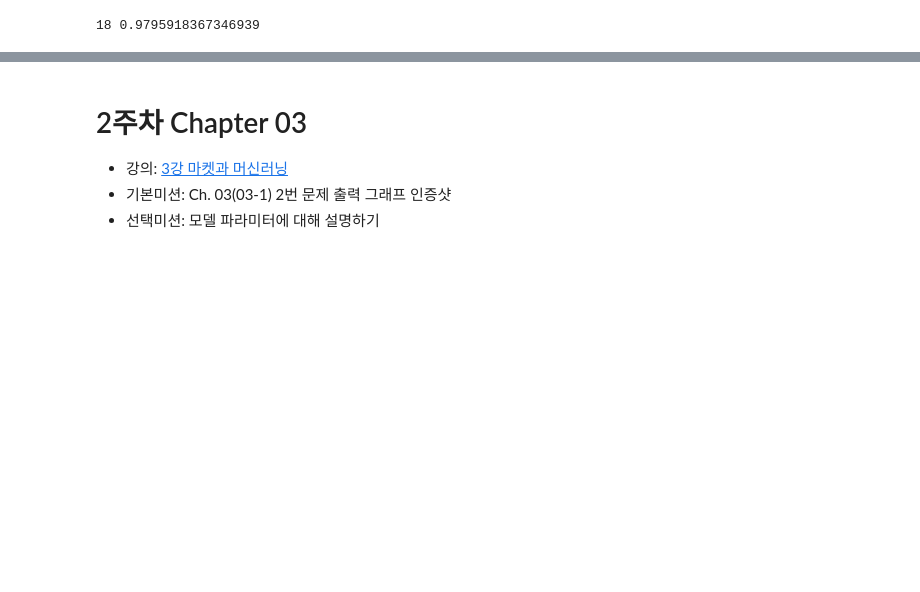
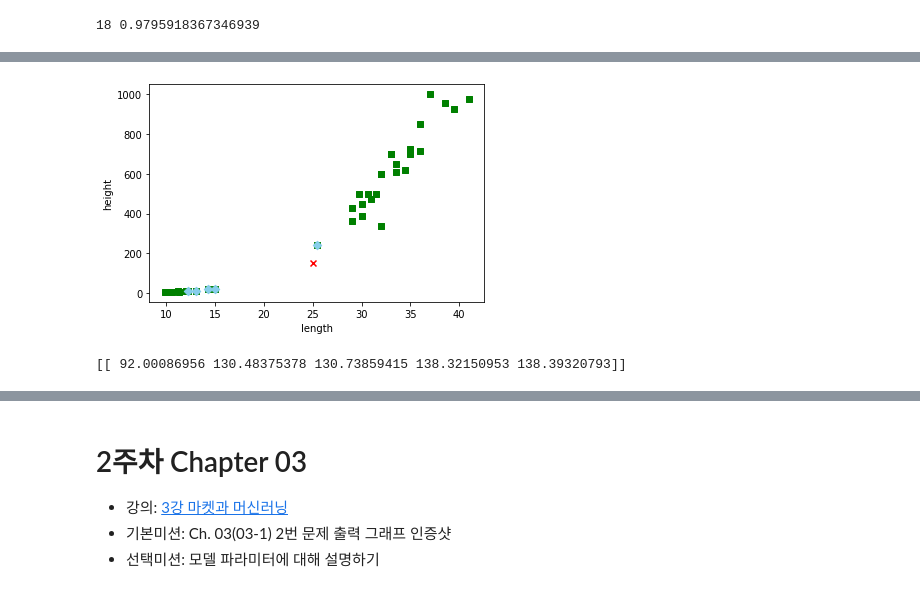
Before and after one commit to progh2/singlestudymldl, a Jupyter notebook: 2022혼공머신.ipynb, the cells around one changed output, grey strips where cells are left out. Drawn from its saved outputs; the diff is of its cells as text; code cells hidden in the pictures; blank space fills up the shorter version.

```diff
--- a/2022혼공머신.ipynb
+++ b/2022혼공머신.ipynb
@@ -138,0 +384,17 @@ for n in range(5, 50):
+# %%
+# 25,150 좌표의 이웃 찾아서 표시하기
+distances, indexes = kn.kneighbors([[25,150]])
+plt.scatter(train_input[:,0], train_input[:,1], marker="s", color="green")
+plt.scatter(25, 150, marker="x", color="red")
+plt.scatter(train_input[indexes, 0], train_input[indexes, 1], color="skyblue", marker="D")
+plt.xlabel("length")
+plt.ylabel("height")
+plt.show()
+
+# 눈으로 봐서는 도미로 분류되어야 할 것 같은데 빙어로 분류된다.
+# 그 이유는 특성의 값의 범위가 달라서 그런 것으로 그래프상으로 x값으 변화가 큰 것 같지만 y값에 비해
+# 압도적으로 수치가 작아서 그 영향이 적다. 영향 비율이 같도록 조정해줄 필요가 있다.
+print(distances)
+# %% [output]
+[figure, added]
+[[ 92.00086956 130.48375378 130.73859415 138.32150953 138.39320793]]
```
Also changed, not shown: parts of 43 cells of this notebook.
